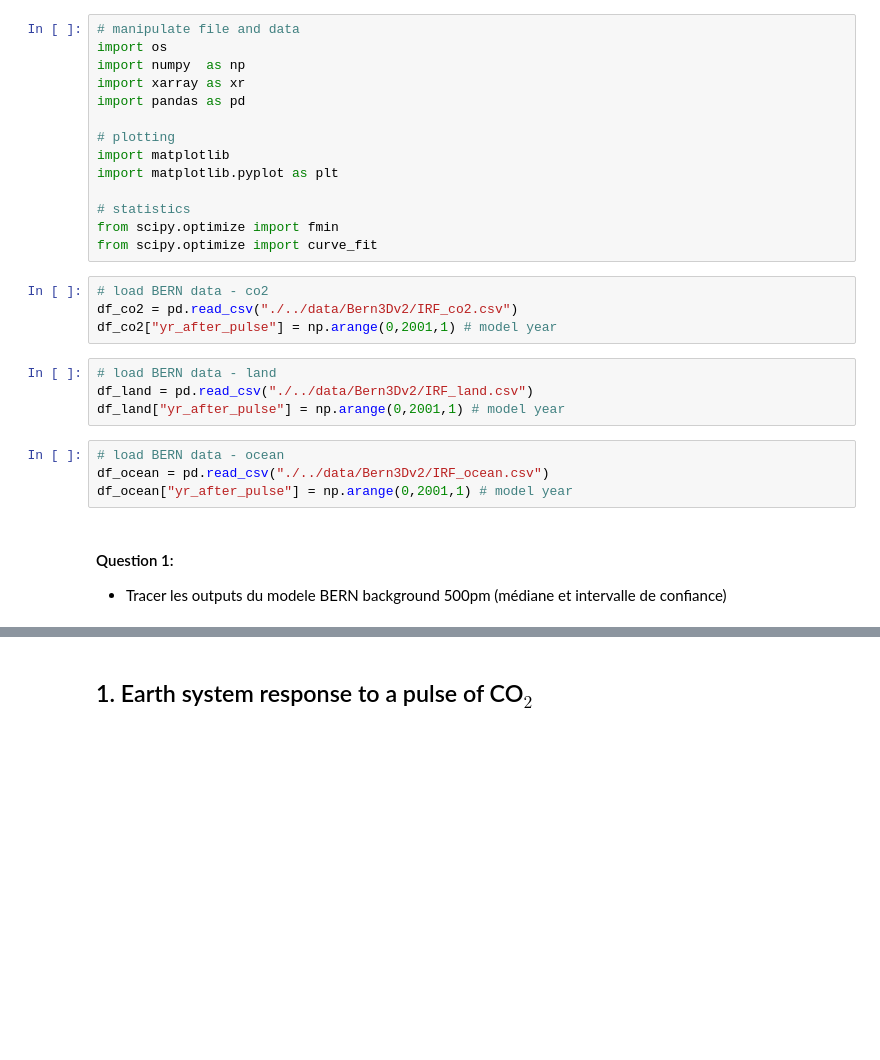
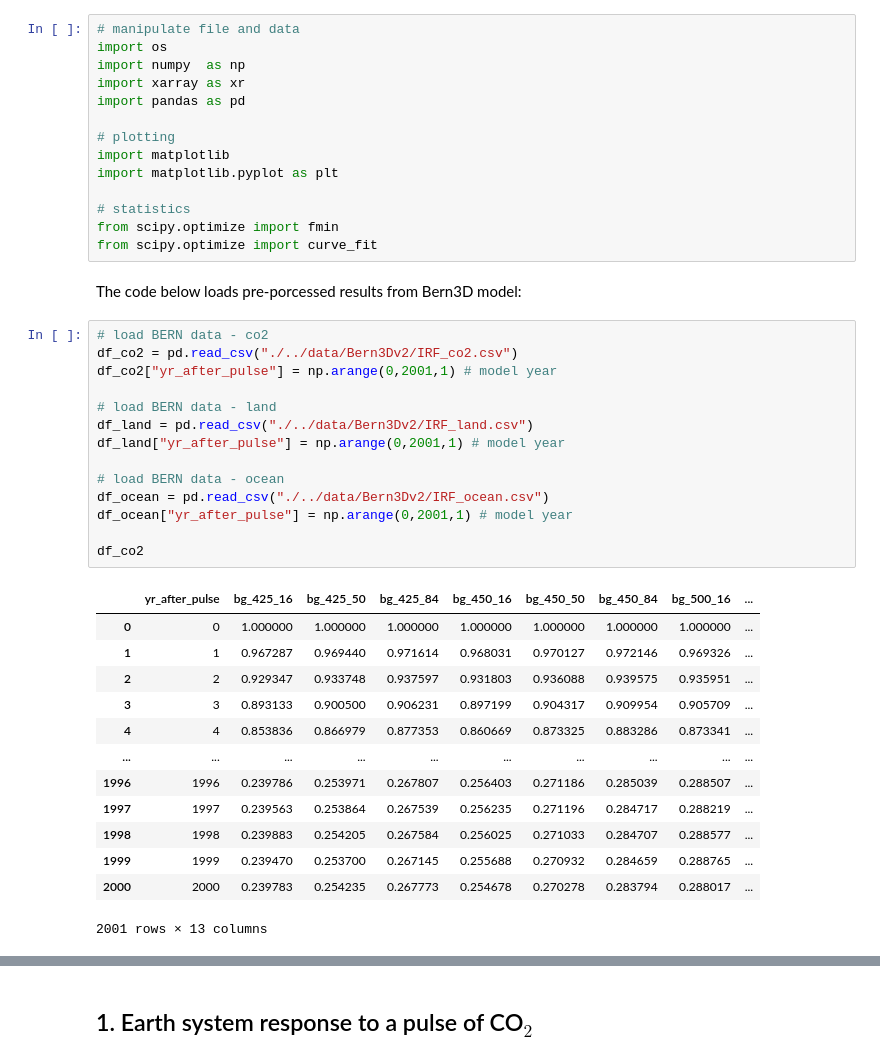
Before and after one commit to acsed-dot/TP-MSOAC-Climate_change, a Jupyter notebook: topics/5-irf.ipynb, the cells around one changed output, grey strips where cells are left out. Drawn from its saved outputs; the diff is of its cells as text; blank space fills up the shorter version.

```diff
--- a/topics/5-irf.ipynb
+++ b/topics/5-irf.ipynb
@@ -50,19 +89,33 @@ import matplotlib.pyplot as plt
 # statistics
 from scipy.optimize import fmin
 from scipy.optimize import curve_fit
+# %% [markdown]
+The code below loads pre-porcessed results from Bern3D model:
 # %%
 # load BERN data - co2
 df_co2 = pd.read_csv("./../data/Bern3Dv2/IRF_co2.csv")
 df_co2["yr_after_pulse"] = np.arange(0,2001,1) # model year
+
+# load BERN data - land
+df_land = pd.read_csv("./../data/Bern3Dv2/IRF_land.csv")
+df_land["yr_after_pulse"] = np.arange(0,2001,1) # model year
+
+# load BERN data - ocean
+df_ocean = pd.read_csv("./../data/Bern3Dv2/IRF_ocean.csv")
+df_ocean["yr_after_pulse"] = np.arange(0,2001,1) # model year
+
+df_co2
+# %% [output]
+|  | yr_after_pulse | bg_425_16 | bg_425_50 | bg_425_84 | bg_450_16 | bg_450_50 | bg_450_84 | bg_500_16 | ... |
+| 0 | 0 | 1.000000 | 1.000000 | 1.000000 | 1.000000 | 1.000000 | 1.000000 | 1.000000 | ... |
+| 1 | 1 | 0.967287 | 0.969440 | 0.971614 | 0.968031 | 0.970127 | 0.972146 | 0.969326 | ... |
+| 2 | 2 | 0.929347 | 0.933748 | 0.937597 | 0.931803 | 0.936088 | 0.939575 | 0.935951 | ... |
+| 3 | 3 | 0.893133 | 0.900500 | 0.906231 | 0.897199 | 0.904317 | 0.909954 | 0.905709 | ... |
+| 4 | 4 | 0.853836 | 0.866979 | 0.877353 | 0.860669 | 0.873325 | 0.883286 | 0.873341 | ... |
+| ... | ... | ... | ... | ... | ... | ... | ... | ... | ... |
+| 1996 | 1996 | 0.239786 | 0.253971 | 0.267807 | 0.256403 | 0.271186 | 0.285039 | 0.288507 | ... |
+| 1997 | 1997 | 0.239563 | 0.253864 | 0.267539 | 0.256235 | 0.271196 | 0.284717 | 0.288219 | ... |
+| 1998 | 1998 | 0.239883 | 0.254205 | 0.267584 | 0.256025 | 0.271033 | 0.284707 | 0.288577 | ... |
+| 1999 | 1999 | 0.239470 | 0.253700 | 0.267145 | 0.255688 | 0.270932 | 0.284659 | 0.288765 | ... |
+| 2000 | 2000 | 0.239783 | 0.254235 | 0.267773 | 0.254678 | 0.270278 | 0.283794 | 0.288017 | ... |
+2001 rows × 13 columns
-# %%
-# load BERN data - land
-df_land = pd.read_csv("./../data/Bern3Dv2/IRF_land.csv")
-df_land["yr_after_pulse"] = np.arange(0,2001,1) # model year
-# %%
-# load BERN data - ocean
-df_ocean = pd.read_csv("./../data/Bern3Dv2/IRF_ocean.csv")
-df_ocean["yr_after_pulse"] = np.arange(0,2001,1) # model year
-# %% [markdown]
-#### Question 1:
-
-* Tracer les outputs du modele BERN background 500pm (médiane et intervalle de confiance)
```
Also changed, not shown: parts of 3 cells of this notebook, 2 other files.
